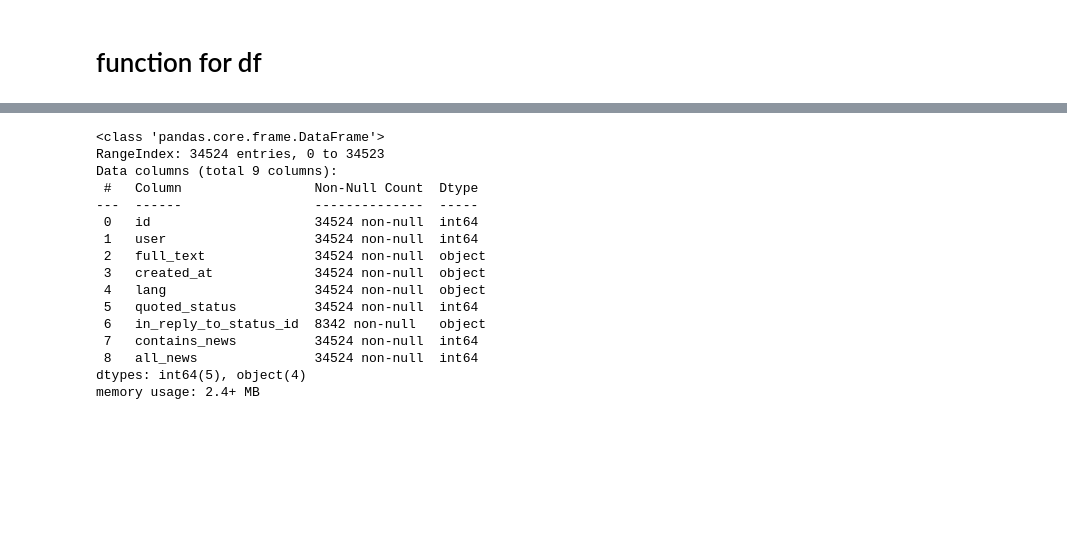
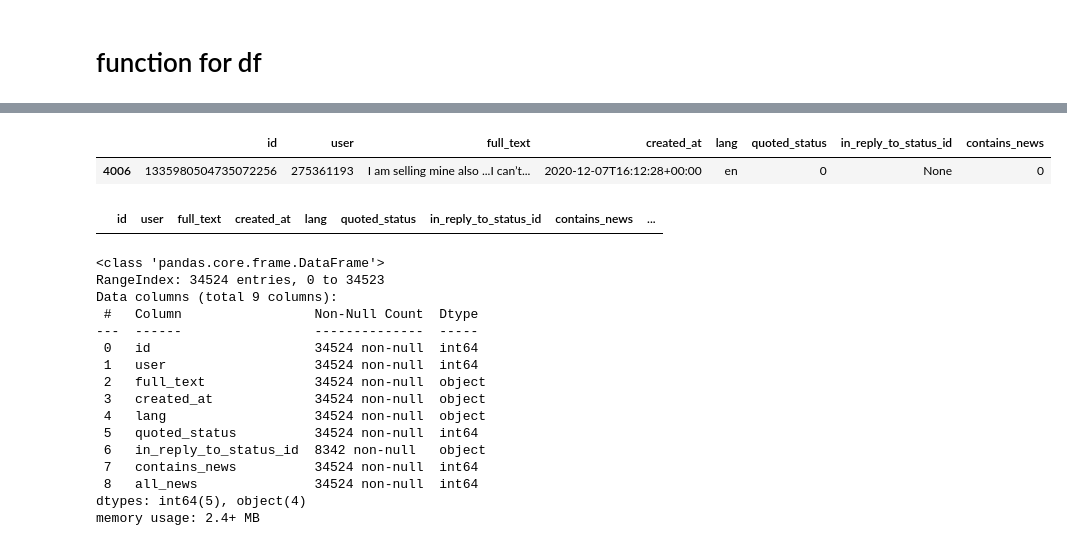
Before and after one commit to gsajko/tweetfeed, a Jupyter notebook: notebooks/grab 1000 tweets.ipynb, the cells around one changed output, grey strips where cells are left out. Saved outputs shown, nothing was run; the diff lists cells and outputs as text; code cells hidden in the pictures; blank space fills up the shorter version.

```diff
--- a/notebooks/grab 1000 tweets.ipynb
+++ b/notebooks/grab 1000 tweets.ipynb
@@ -156,0 +162,9 @@ df.head()
+# %%
+df_tweets[df_tweets.id == 1335980504735072256]
+# %% [output]
+|  | id | user | full_text | created_at | lang | quoted_status | in_reply_to_status_id | contains_news |
+| 4006 | 1335980504735072256 | 275361193 | I am selling mine also ...I can’t... | 2020-12-07T16:12:28+00:00 | en | 0 | None | 0 |
+# %%
+df[df.id == 1335967310843060230]
+# %% [output]
+|  | id | user | full_text | created_at | lang | quoted_status | in_reply_to_status_id | contains_news | ... |
```
Also changed, not shown: parts of 8 cells of this notebook, 25 other files.
